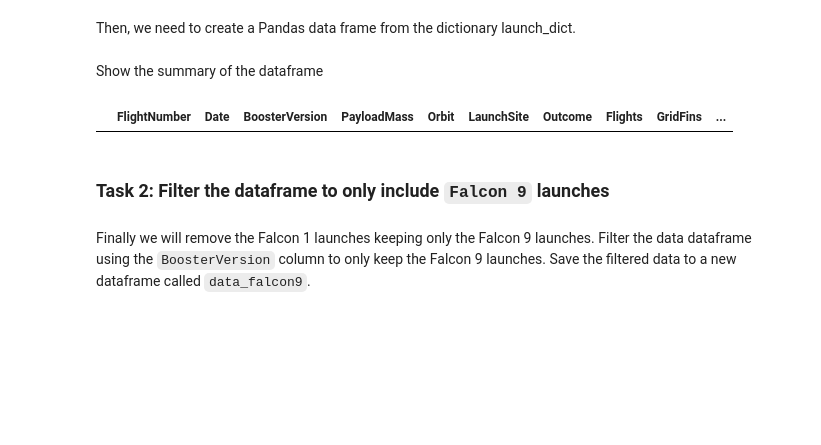
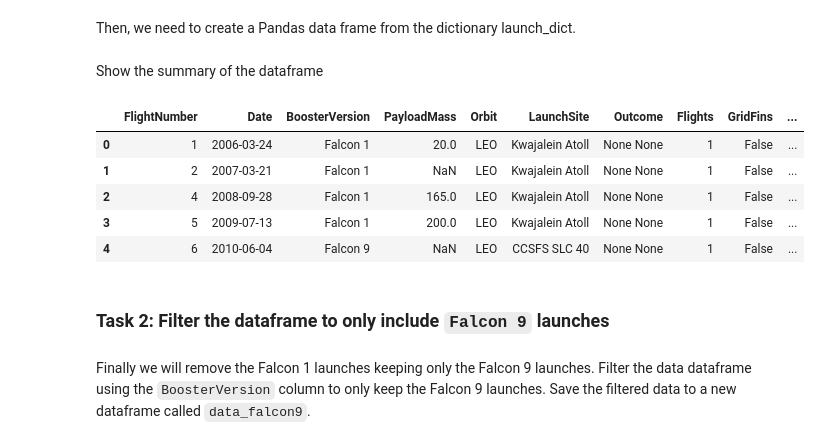
Before and after one commit to Beatrizfv/Spacex-Data-Collection, a Jupyter notebook: jupyter-labs-spacex-data-collection-api.ipynb, the cells around one changed output. Drawn from its saved outputs; the diff is of its cells as text; code cells hidden in the pictures; blank space fills up the shorter version.

```diff
--- a/jupyter-labs-spacex-data-collection-api.ipynb
+++ b/jupyter-labs-spacex-data-collection-api.ipynb
@@ -130,12 +130,12 @@ response.status_code
 Now we decode the response content as a Json using <code>.json()</code> and turn it into a Pandas dataframe using <code>.json_normalize()</code>
 # %%
 # Use json_normalize meethod to convert the json result into a dataframe
-
+from pandas import json_normalize
 # Assuming 'response' is the JSON response from an API
-resp = response.json()
+data = response.json()
 
 # Use pandas.json_normalize to convert the JSON response into a dataframe
-data = pd.json_normalize(resp)
+data = pd.json_normalize(data)
 # %% [markdown]
 Using the dataframe <code>data</code> print the first 5 rows
 # %%
@@ -191,0 +155,26 @@ for index, row in data.iterrows():
+# %%
+import datetime
+
+# Ensure 'data' is a DataFrame
+if not isinstance(data, pd.DataFrame):
+    data = pd.DataFrame(data)
+
+# Subset the DataFrame to keep only the relevant columns
+data = data[['rocket', 'payloads', 'launchpad', 'cores', 'flight_number', 'date_utc']]
+
+# Remove rows with multiple cores or payloads
+data = data[data['cores'].map(len) == 1]
+data = data[data['payloads'].map(len) == 1]
+
+# Extract the single value from the lists in 'cores' and 'payloads' columns
+data['cores'] = data['cores'].map(lambda x: x[0])
+data['payloads'] = data['payloads'].map(lambda x: x[0])
+
+# Convert 'date_utc' to a datetime object and extract the date
+data['date'] = pd.to_datetime(data['date_utc']).dt.date
+
+# Restrict the dates of the launches to be on or before November 13, 2020
+data = data[data['date'] <= datetime.date(2020, 11, 13)]
+
+# Confirm the data type of 'data' after these operations
+print(type(data))
@@ -268,14 +259,19 @@ launch_dict = {'FlightNumber': list(data['flight_number']),
 Then, we need to create a Pandas data frame from the dictionary launch_dict.
 # %%
 # Create a data from launch_dict
-launch_data = pd.DataFrame(launch_dict)
+final_df = pd.DataFrame(launch_dict)
 # %% [markdown]
 Show the summary of the dataframe
 # %%
 # Show the head of the dataframe
-launch_data.head()
+final_df.head()
 # %% [output]
 |  | FlightNumber | Date | BoosterVersion | PayloadMass | Orbit | LaunchSite | Outcome | Flights | GridFins | ... |
+| 0 | 1 | 2006-03-24 | Falcon 1 | 20.0 | LEO | Kwajalein Atoll | None None | 1 | False | ... |
+| 1 | 2 | 2007-03-21 | Falcon 1 | NaN | LEO | Kwajalein Atoll | None None | 1 | False | ... |
+| 2 | 4 | 2008-09-28 | Falcon 1 | 165.0 | LEO | Kwajalein Atoll | None None | 1 | False | ... |
+| 3 | 5 | 2009-07-13 | Falcon 1 | 200.0 | LEO | Kwajalein Atoll | None None | 1 | False | ... |
+| 4 | 6 | 2010-06-04 | Falcon 9 | NaN | LEO | CCSFS SLC 40 | None None | 1 | False | ... |
 # %% [markdown]
 ### Task 2: Filter the dataframe to only include `Falcon 9` launches
 # %% [markdown]
```
Also changed, not shown: parts of 8 cells of this notebook.
